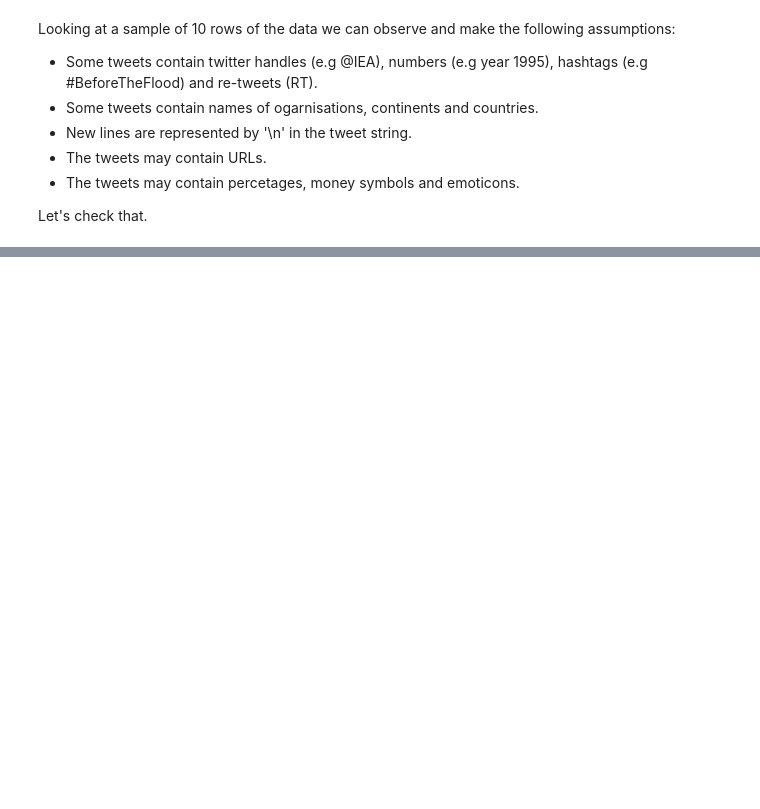
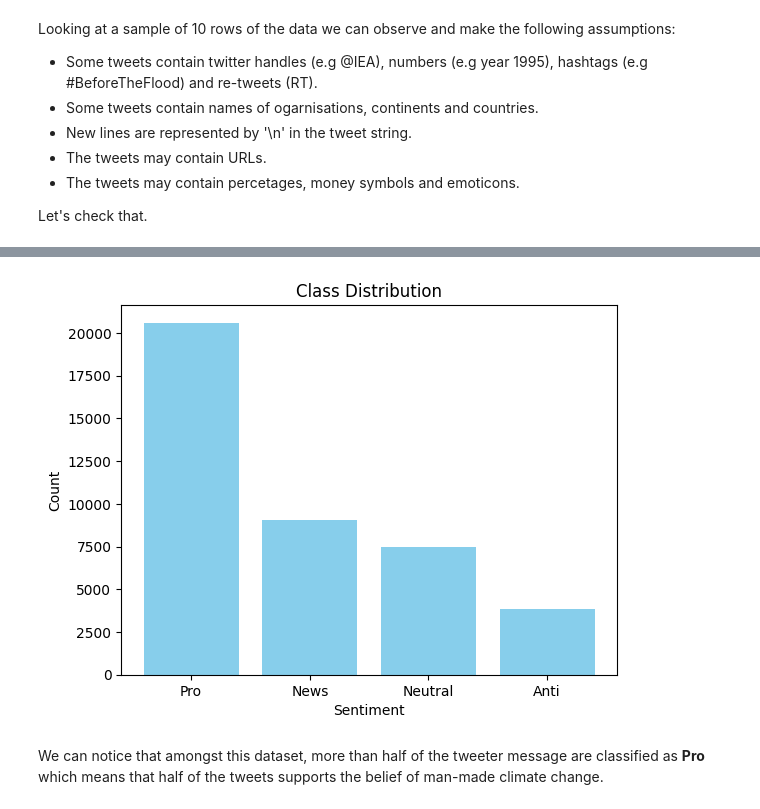
Before and after one commit to adevilde/Twitter-Climate-Change-Sentiment-Analysis, a Jupyter notebook: Twitter_Climate_Change_Sentiment.ipynb, the cells around one changed output, grey strips where cells are left out. Cells and saved outputs as stored; diff of their text form; code cells hidden in the pictures; blank space fills up the shorter version.

```diff
--- a/Twitter_Climate_Change_Sentiment.ipynb
+++ b/Twitter_Climate_Change_Sentiment.ipynb
@@ -105,0 +104,11 @@ df.duplicated().sum()
+# %%
+print("There are", df.duplicated(['message', 'sentiment']).sum(), "duplicates in the dataset. So we will remove them. \n")
+
+df = df.drop_duplicates(['message','sentiment'])
+print("Duplicates removed. Now, the dataset has", df.shape[0], "rows. \n")
+
+# Check if there are messages with the same content but different sentiment
+print("Checking for messages with the same content but different sentiment... \n")
+
+duplicates = df[df.duplicated(['message'], keep=False)].sort_values(by=['message'])
+duplicates
@@ -139,0 +202,4 @@ print(df['message'].str.contains('\n').sum())
+# %%
+# Create class distribution dataframe
+class_distribution = pd.DataFrame(list(df['sentiment'].value_counts()), index = ['Pro', 'News', 'Neutral', 'Anti'], columns = ['Count'])
+class_distribution.head()
@@ -139,0 +212,11 @@ print(df['message'].str.contains('\n').sum())
+# %%
+# Plot class distribution
+plt.bar(class_distribution.index, class_distribution['Count'], color = 'skyblue')
+plt.title('Class Distribution')
+plt.xlabel('Sentiment')
+plt.ylabel('Count')
+plt.show()
+# %% [output]
+[figure, added]
+# %% [markdown]
+We can notice that amongst this dataset, more than half of the tweeter message are classified as **Pro** which means that half of the tweets supports the belief of man-made climate change.
```
Also changed, not shown: parts of 13 cells of this notebook.
